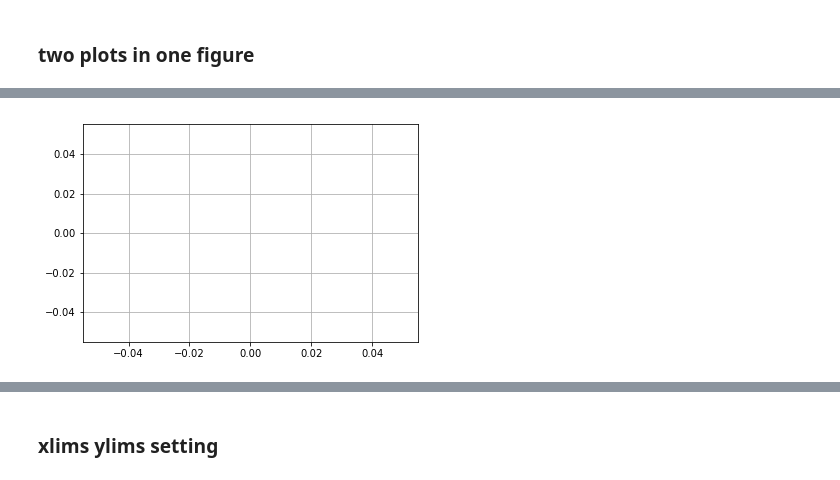
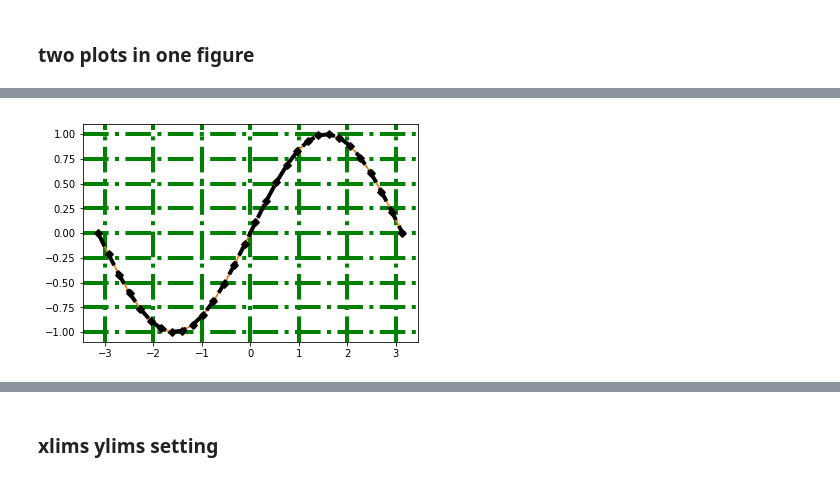
Before and after one commit to qwerty239qwe/BEBI-5009, a Jupyter notebook: python notebooks/matplotlib.ipynb, the cells around one changed output, grey strips where cells are left out. Cells and saved outputs as stored; diff of their text form; code cells hidden in the pictures.

```diff
--- a/python notebooks/matplotlib.ipynb
+++ b/python notebooks/matplotlib.ipynb
@@ -55,40 +71,29 @@ https://www.labri.fr/perso/nrougier/teaching/matplotlib/#figures-subplots-axes-a
 # %%
-x = np.linspace(-np.pi,np.pi,30)
-y = np.sin(x)
-
-# change line color
-# plt.plot(x,y,color="red")
-# plt.plot(x,y,color=(0.6,0.7,0.1))
-# plt.plot(x,y,color="0.6")
-# plt.plot(x,y,color="#029386")
-# plt.plot(x,y,color="k")
-# plt.plot(x,y,color="r")
-# plt.plot(x,y,"k")
-
-
 # some line styles
 
 # plt.plot(x,y,linestyle="-")
-# plt.plot(x,y,linestyle="--")
+plt.plot(x,y,linestyle="--")
 # plt.plot(x,y,linestyle="-.")
 # plt.plot(x,y,linestyle=":")
 
 # change line width
 # plt.plot(x,y,linewidth=14)
 
 # some markers
 # plt.plot(x,y,marker="D")
-# plt.plot(x,y,marker="o")
+plt.plot(x,y,marker="o")
 # plt.plot(x,y,marker="s")
 # plt.plot(x,y,marker="x")
 # plt.plot(x,y,marker="^")
 
 # markersize
 # plt.plot(x,y,marker="^",markersize=30)
 
+plt.plot(x,y,"k--D",lw=4,ms=6)
+
 #grid
 plt.plot([],[])
 plt.grid()
-# plt.grid(True,color="g",linewidth=4,linestyle="-.")
+plt.grid(True,color="g",linewidth=4,linestyle="-.")
 # %% [output]
-[figure, old version]
+[figure, new version]
```
Also changed, not shown: parts of 22 cells of this notebook.
